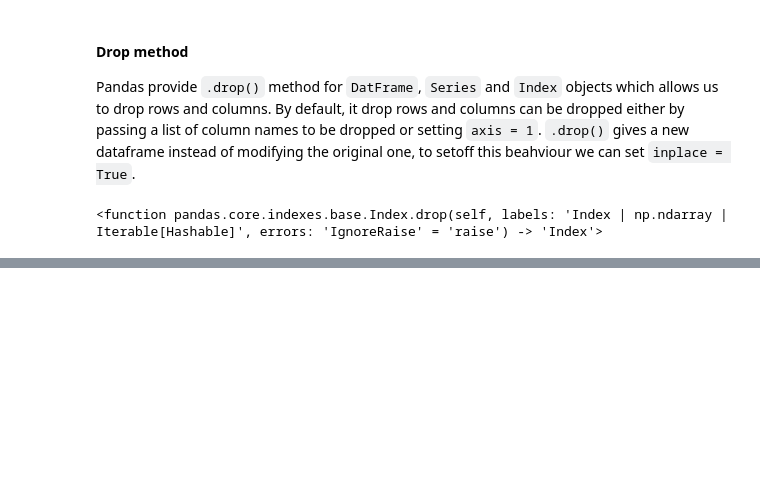
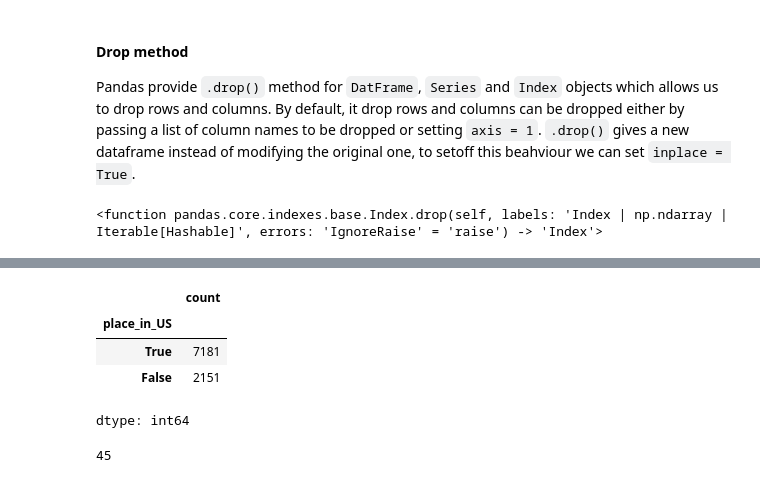
Before and after one commit to OfTheByteQuest/Data-Analytics-Learning-and-Projects, a Jupyter notebook: Chapter-2/Chapter-2.ipynb, the cells around one changed output, grey strips where cells are left out. Saved outputs shown, nothing was run; the diff lists cells and outputs as text; code cells hidden in the pictures; blank space fills up the shorter version.

```diff
--- a/Chapter-2/Chapter-2.ipynb
+++ b/Chapter-2/Chapter-2.ipynb
@@ -1094,0 +1153,16 @@ pd.Index.drop
+# %%
+# 5
+
+df.place_in_US.value_counts()
+# %% [output]
+|  | count |
+| place_in_US |  |
+| True | 7181 |
+| False | 2151 |
+dtype: int64
+# %%
+# 6
+
+df.loc[df.place_in_US == True].tsunami.value_counts()[1]
+# %% [output]
+45
```
Also changed, not shown: parts of 21 cells of this notebook.
